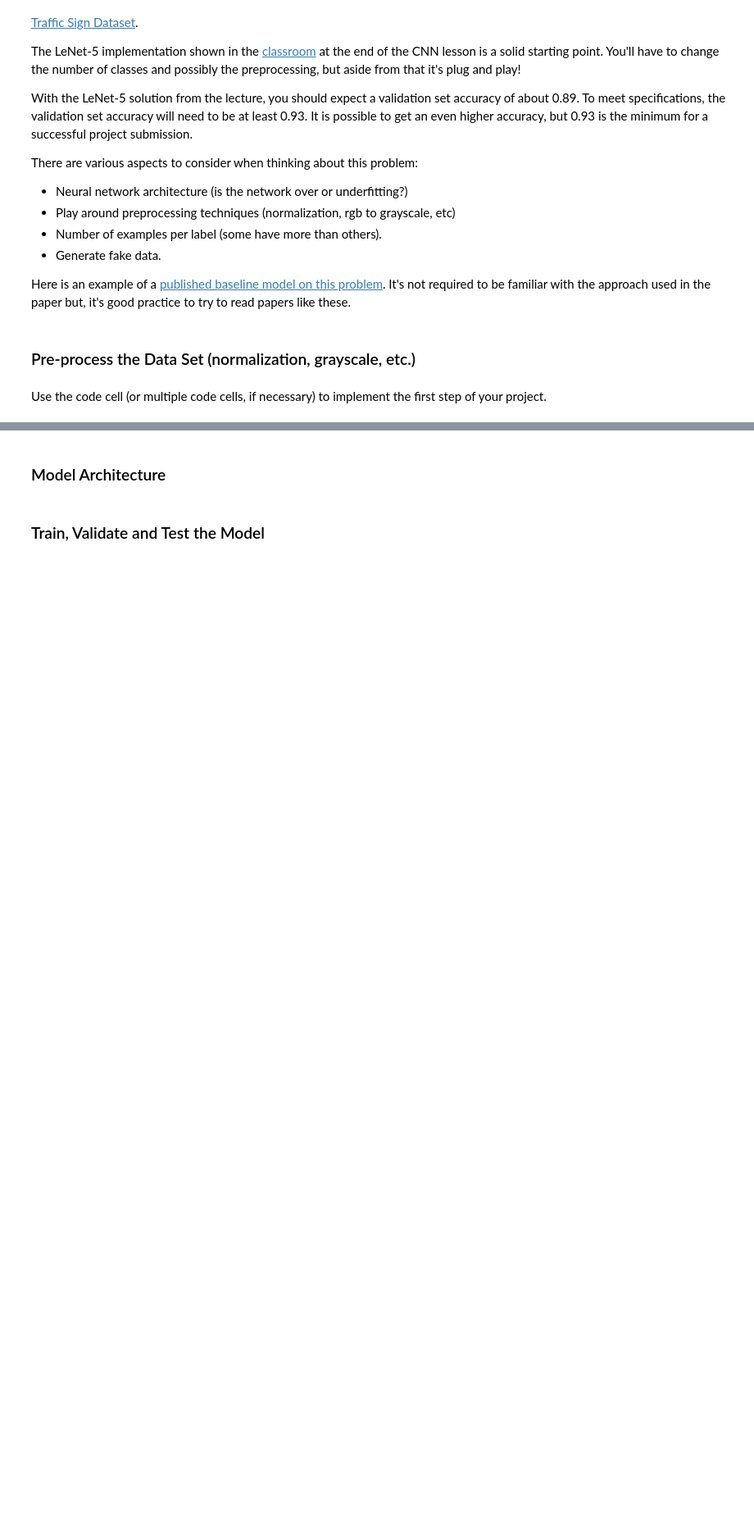
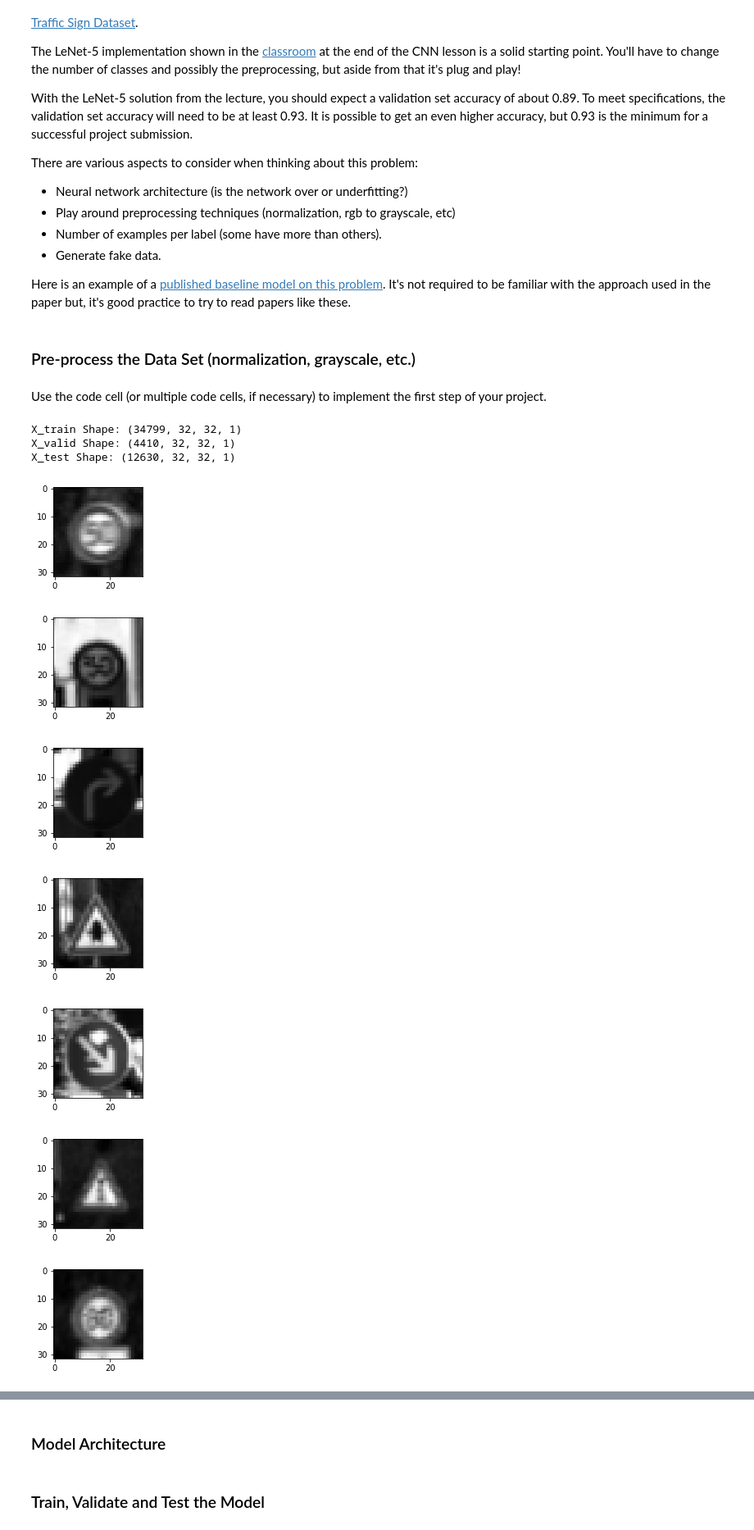
Before and after one commit to yeutterg/CarND-Traffic-Sign-Classifier-P2, a Jupyter notebook: Traffic_Sign_Classifier.ipynb, the cells around one changed output, grey strips where cells are left out. Shown at 82% size. Saved outputs shown, nothing was run; the diff lists cells and outputs as text; code cells hidden in the pictures; blank space fills up the shorter version.

```diff
--- a/Traffic_Sign_Classifier.ipynb
+++ b/Traffic_Sign_Classifier.ipynb
@@ -140,11 +140,41 @@ Use the code cell (or multiple code cells, if necessary) to implement the first
 ### Feel free to use as many code cells as needed.
 
 from sklearn.utils import shuffle
+from sklearn.model_selection import train_test_split
 
 # Convert to grayscale
 X_train = np.sum(X_train/3, axis=3, keepdims=True)
 X_valid = np.sum(X_valid/3, axis=3, keepdims=True)
 X_test = np.sum(X_test/3, axis=3, keepdims=True)
 
+print('X_train Shape:', X_train.shape)
+print('X_valid Shape:', X_valid.shape)
+print('X_test Shape:', X_test.shape)
+
+# Normalize the images to (-1, 1)
+X_train = (X_train - 128) / 128
+X_valid = (X_valid - 128) / 128
+X_test = (X_valid - 128) / 128
+
 # Shuffle the images
 X_train, y_train = shuffle(X_train, y_train)
+# %% [output]
+X_train Shape: (34799, 32, 32, 1)
+X_valid Shape: (4410, 32, 32, 1)
+X_test Shape: (12630, 32, 32, 1)
+# %%
+# Example preprocessed images
+
+for i in range(0, 10):
+    val = random.randint(0, len(X_train))
+    img = X_train[val]
+    plt.figure(i, figsize = (2, 2))
+    plt.imshow(img[:,:,0], cmap='gray')
+# %% [output]
+[figure, added]
+[figure, added]
+[figure, added]
+[figure, added]
+[figure, added]
+[figure, added]
+[figure, added]
```
Also changed, not shown: parts of 7 cells of this notebook.
